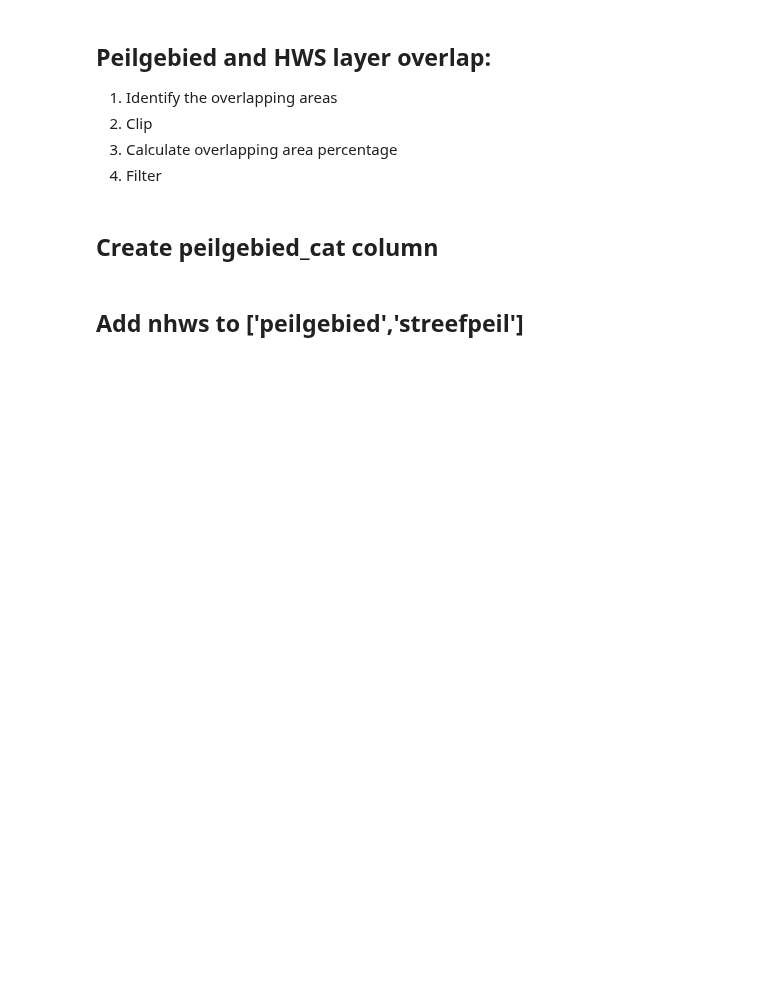
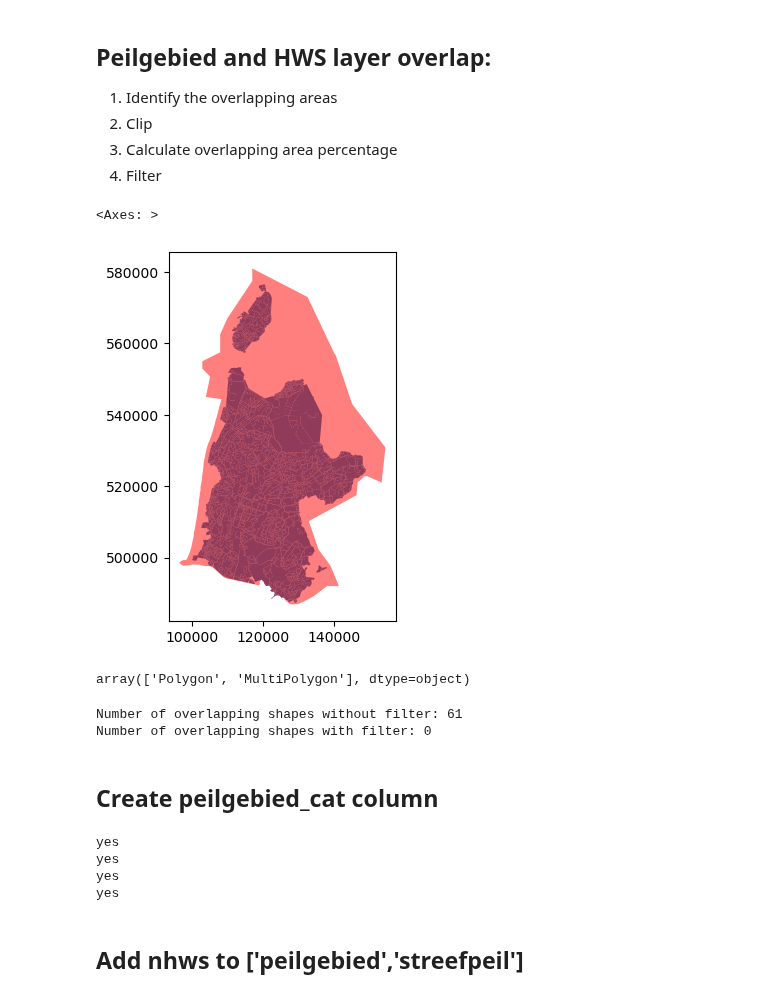
Before and after one commit to Deltares/Ribasim-NL, a Jupyter notebook: src/peilbeheerst_model/peilbeheerst_model/postprocess_data/post-processing_HHNK.ipynb, the cells around one changed output. Drawn from its saved outputs; the diff is of its cells as text; code cells hidden in the pictures; blank space fills up the shorter version.

```diff
--- a/src/peilbeheerst_model/peilbeheerst_model/postprocess_data/post-processing_HHNK.ipynb
+++ b/src/peilbeheerst_model/peilbeheerst_model/postprocess_data/post-processing_HHNK.ipynb
@@ -20,16 +24,16 @@ from general_functions import *
 waterschap = 'HHNK'
 waterschap2 = 'Noorderkwartier'
 
-data_path = f"../projects/4750_20/Data_postprocessed/Waterschappen/{waterschap}/{waterschap2}.gpkg"
+data_path = f"/DATAFOLDER/projects/4750_20/Data_postprocessed/Waterschappen/{waterschap}/{waterschap2}.gpkg"
 
 # Waterschaps boundaries
-grens_path = "../projects/4750_30/Data_overig/Waterschapsgrenzen/Waterschapsgrenzen.geojson"
+grens_path = "/DATAFOLDER/projects/4750_30/Data_overig/Waterschapsgrenzen/Waterschapsgrenzen.geojson"
 # Hoofdwatersysteem boundaries
-hws_path = "../projects/4750_30/Data_overig/HWS/krw_basins_vlakken.gpkg"
+hws_path = "/DATAFOLDER/projects/4750_30/Data_overig/HWS/krw_basins_vlakken.gpkg"
 # Buffer boundaries
-buffer_path =  "../projects/4750_30/Data_overig/HWS/hws_buffer_hhnk.gpkg"
+buffer_path =  "/DATAFOLDER/projects/4750_30/Data_overig/HWS/hws_buffer_hhnk.gpkg"
 # Output folder
-output_folder = f"./Waterschappen/{waterschap}"
+output_folder = f"/DATAFOLDER/projects/4750_30/Data_postprocessed/Waterschappen/{waterschap}"
 # %% [markdown]
 ## Load files
 # %%
@@ -41,6 +45,7 @@ HHNK = read_gpkg_layers(gpkg_path = data_path,
                                  'duikersifonhevel',
                                  'peilgebied',
                                  'streefpeil',
+                                 'aggregation_area',
                                 ])
 HHNK['peilgebied'] = HHNK['peilgebied'].to_crs('EPSG:28992')
 
@@ -69,3 +73,16 @@ gdf_hws.plot()
 2. Clip
 3. Calculate overlapping area percentage
 4. Filter
+# %%
+# Plot
+fig,ax = plt.subplots()
+
+HHNK['peilgebied'].plot(ax=ax)
+gdf_grens.plot(ax=ax, color='red', alpha=0.5)
+# %% [output]
+<Axes: >
+[figure, added]
+# %%
+HHNK['peilgebied'].geometry.type.unique()
+# %% [output]
+array(['Polygon', 'MultiPolygon'], dtype=object)
@@ -72,5 +92,6 @@ gdf_hws.plot()
 # %%
-# Step 1: Identify the Overlapping Areas and clip
+# Step 1: Identify the Overlapping Areas and clip.
+HHNK['peilgebied'] = gpd.overlay(HHNK['peilgebied'], gdf_grens, how='intersection', keep_geom_type=True)
 overlaps = gpd.overlay(HHNK['peilgebied'], gdf_hws, how='intersection', keep_geom_type=True)
 
 # # Step 2: Subtract Overlapping Areas from the original polygons in each DataFrame
@@ -87,26 +108,38 @@ print(f'Number of overlapping shapes without filter: {len(overlaps)}')
 overlap_ids = overlaps.loc[overlaps['overlap_area'] > minimum_area]
 overlap_ids = overlap_ids.globalid.to_list()
 print(f'Number of overlapping shapes with filter: {len(overlap_ids)}')
+# %% [output]
+Number of overlapping shapes without filter: 61
+Number of overlapping shapes with filter: 0
 # %% [markdown]
 ## Create peilgebied_cat column
 # %%
 # Add occurence to geodataframe
 peilgebieden_cat = []
 
+# code_list = ["dummy_code_5188","dummy_code_5161","dummy_code_5210","dummy_code_4352","dummy_code_5164","dummy_code_5200","dummy_code_5167","dummy_code_37"]
+
+
 for index, row in HHNK['peilgebied'].iterrows():
 
-    if row.globalid in overlap_ids:
-        peilgebieden_cat.append(2)
-
-    elif row.HWS_BZM is True:
+    if row.HWS_BZM:
+        print('yes')
         peilgebieden_cat.append(1)
 
-    elif row.HWS_BZM is False:
+    # elif row.HWS_BZM is True:
+    #     peilgebieden_cat.append(1)
+
+    else:
         peilgebieden_cat.append(0)
 
 # Add new column and drop old HWS_BZM column
 HHNK['peilgebied']['peilgebied_cat'] = peilgebieden_cat
-HHNK['peilgebied'] = HHNK['peilgebied'].drop(columns=['HWS_BZM'])
+# HHNK['peilgebied'] = HHNK['peilgebied'].drop(columns=['HWS_BZM'])
+# %% [output]
+yes
+yes
+yes
+yes
 # %% [markdown]
 ## Add nhws to ['peilgebied','streefpeil']
 # %%
```
Also changed, not shown: parts of 10 cells of this notebook, 9 other files.
